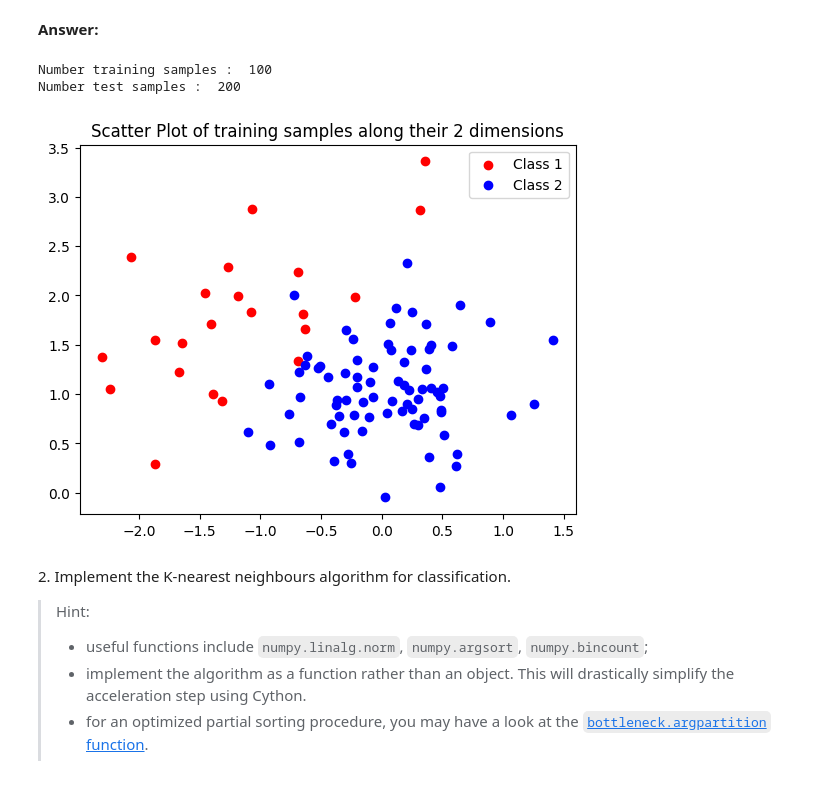
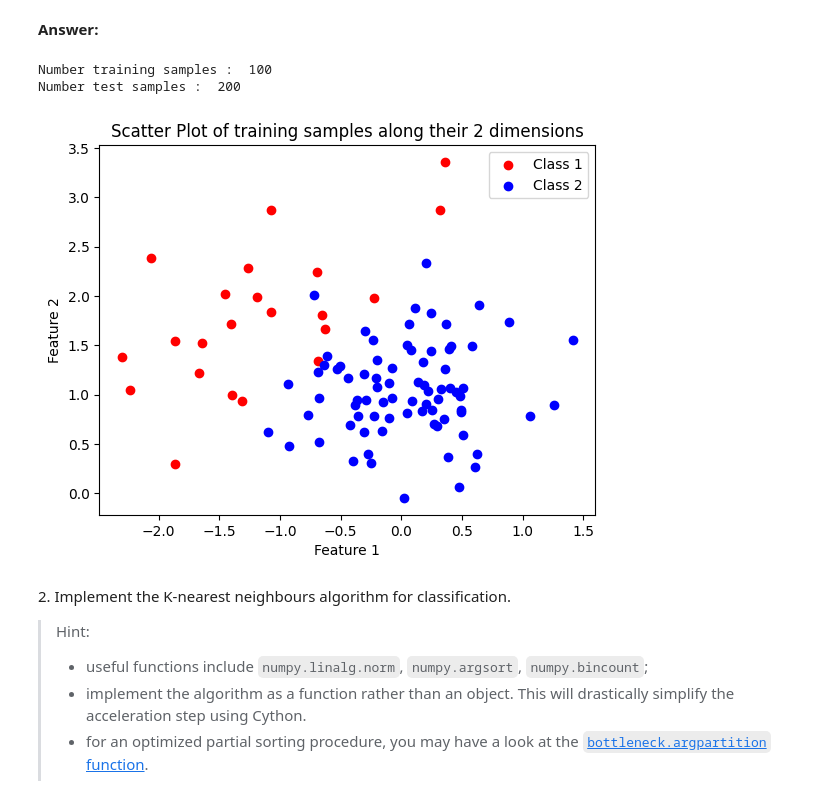
Before and after one commit to Cbonvieuxziz/python_sdia, a Jupyter notebook: Labs/Lab4/lab4.ipynb, the cells around one changed output. Cells and saved outputs as stored; diff of their text form; code cells hidden in the pictures.

```diff
--- a/Labs/Lab4/lab4.ipynb
+++ b/Labs/Lab4/lab4.ipynb
@@ -68,29 +65,32 @@ N_test = test.shape[0]
 # %%
 # load the training set
 train = np.loadtxt('data/synth_train.txt')  #...,delimiter=',') if there are ',' as delimiters
 class_train = train[:,0]
 x_train = train[:,1:]
 N_train = train.shape[0]
 print("Number training samples : ", N_train)
 
 # load the test set
 test = np.loadtxt('data/synth_test.txt')
+class_test = test[:,0]
 class_test_1 = test[test[:,0]==1]
 class_test_2 = test[test[:,0]==2]
 x_test = test[:,1:]
 N_test = test.shape[0]
 print("Number test samples : ", N_test)
 
 condition = class_train == 1
 plt.scatter(x_train[condition,0], x_train[condition,1], c='r', label='Class 1')
 plt.scatter(x_train[~condition,0], x_train[~condition,1], c='b', label='Class 2')
 plt.title('Scatter Plot of training samples along their 2 dimensions')
+plt.xlabel("Feature 1")
+plt.ylabel("Feature 2")
 plt.legend()
 plt.show()
 # %% [output]
 Number training samples :  100
 Number test samples :  200
-[figure, old version]
+[figure, new version]
 # %% [markdown]
 2\. Implement the K-nearest neighbours algorithm for classification.
 
```
Also changed, not shown: parts of 31 cells of this notebook, 25 other files.
